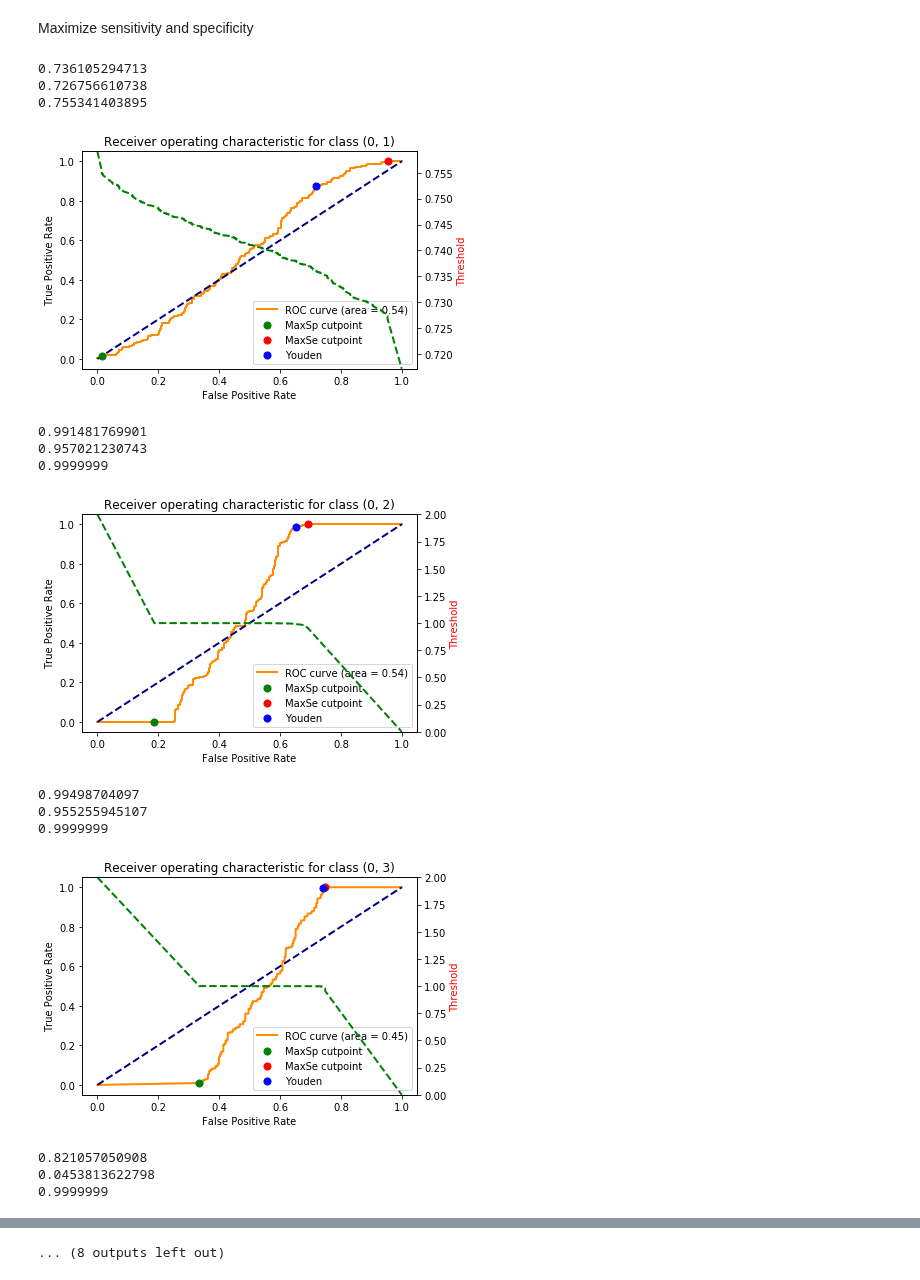
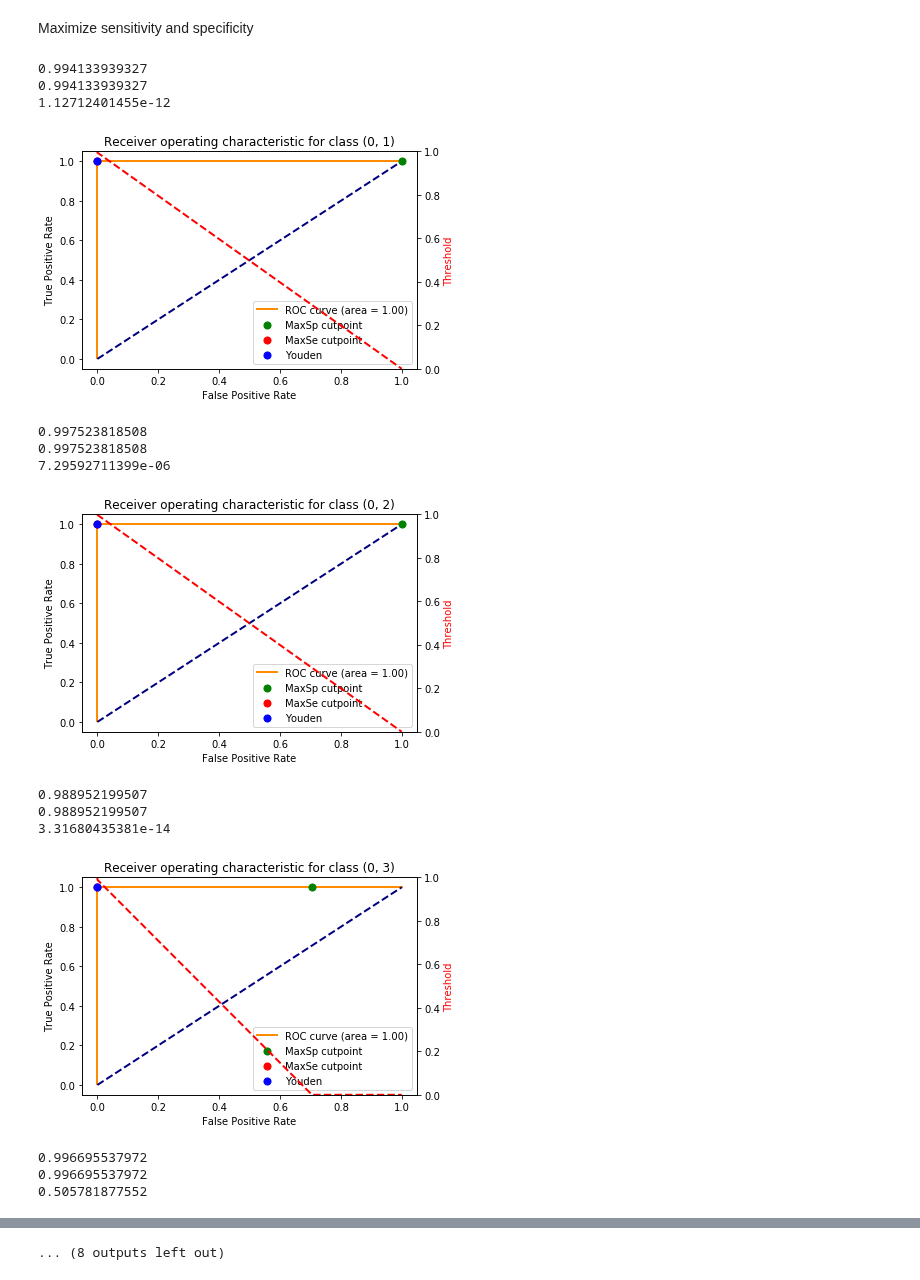
Before and after one commit to gabrielmatos26/Ova-and-Ava-classifiers, a Jupyter notebook: synthetic_data_ovo.ipynb, the cells around one changed output, grey strips where cells are left out. Drawn from its saved outputs; the diff is of its cells as text; code cells hidden in the pictures.

Commit message:
testing threshold instead of predict

```diff
--- a/synthetic_data_ovo.ipynb
+++ b/synthetic_data_ovo.ipynb
@@ -35,7 +39,7 @@ def synthetic_data():
     mean2 = np.ones(13)*10
     mean3 = np.ones(13)*5
     mean4 = np.ones(13)*8
-    g0 = np.random.multivariate_normal(mean1, np.eye(13), size=1580)
+    g0 = np.random.multivariate_normal(mean0, np.eye(13), size=1580)
     g1 = np.random.multivariate_normal(mean1, np.eye(13), size=550)
     g2 = np.random.multivariate_normal(mean2, np.eye(13), size=360)
     g3 = np.random.multivariate_normal(mean3, np.eye(13), size=350)
@@ -93,15 +97,27 @@ ovo.fit(dTrain, targetTrain)
 
 dTest = scaler.transform(dTest)
 targetTestBin = label_binarize(targetTest, classes=[0, 1, 2, 3, 4])
-probas = ovo.decision_function(dTest)
+#probas = ovo.decision_function(dTest)
 #print(np.argmax(probas, axis=1))
-pred = ovo.predict(dTest)
+pred_2 = ovo.predict(dTest)
 #pred = np.argmax(probas, axis=1)
-print(pred, pred.shape)
 
-cm = confusion_matrix(targetTest, pred)
-acc = cm.trace() / cm.sum()
+votes = np.zeros(targetTestBin.shape)
+for i in range(n_clf):
+    clf_ = ovo.estimators_[i]
+    proba = clf_.predict_proba(dTest)
+    for j, p in enumerate(proba.max(axis=1)):
+        if p > 0.5:
+            votes[j, c_groups[i][0]] += 1
+        else:
+            votes[j, c_groups[i][1]] += 1
+
+pred = np.argmax(votes, axis=1).astype(float)
+print(votes)
+
+cm = confusion_matrix(targetTest, pred).T
+print(cm)
+acc = (cm.diagonal() / cm.sum(axis=0)).sum()/n_classes
 print(acc)
-print(len(ovo.estimators_))
 #test removing healthy patients
 # %% [output]
@@ -193,10 +205,7 @@ def max_sp(fpr, tpr, threshold=1e-4):
 # %% [markdown]
 Maximize sensitivity and specificity
 # %%
-n_classes = 5
-n_clf = n_classes * (n_classes - 1) // 2
 clf_index = 0
-c_groups = list(combinations(list(range(0,n_classes)),2))
 probas = []
 #Compute ROC curve and ROC area for each class
 fpr = dict()
@@ -234,46 +243,46 @@ for i in range(n_clf):
     if c_index3 == 0:
         c_index3 += 1
 
 
     cutpoints[i] = (thresholds[i][c_index3], thresholds[i][c_index2], thresholds[i][c_index1])
     #print(thresholds[i], c_index1, c_index2)
     print(thresholds[i][c_index3])
     print(thresholds[i][c_index2])
     print(thresholds[i][c_index1])
     fig, ax = plt.subplots()
     lw = 2
     ax.plot(fpr[i], tpr[i], color='darkorange',
              lw=lw, label='ROC curve (area = %0.2f)' % roc_auc[i], zorder=-1)
     ax.plot([0, 1], [0, 1], color='navy', lw=lw, linestyle='--', zorder=-1)
     plt.xlim([-0.05, 1.05])
     plt.ylim([-0.05, 1.05])
     plt.xlabel('False Positive Rate')
     plt.ylabel('True Positive Rate')
     plt.title('Receiver operating characteristic for class ' + str(c_groups[i]))
     ax.scatter(opt_cutpoint1[0], opt_cutpoint1[1], c='g', zorder=1, label='MaxSp cutpoint', s=50)
     ax.scatter(opt_cutpoint2[0], opt_cutpoint2[1], c='r', zorder=1, label='MaxSe cutpoint', s=50)
     ax.scatter(opt_cutpoint3[0], opt_cutpoint3[1], c='b', zorder=1, label='Youden', s=50)
     ax.legend(loc="lower right")
 
     ax2 = plt.gca().twinx()
-    ax2.plot(fpr[i], thresholds[i], color='g', lw=lw, linestyle='--', zorder=-1)
+    ax2.plot(fpr[i], thresholds[i], color='r', lw=lw, linestyle='--', zorder=-1)
     ax2.set_ylabel('Threshold',color='r')
     ax2.set_ylim([thresholds[i][-1],thresholds[i][0]])
     ax2.set_xlim([-0.05, 1.05])
     plt.show()
 # %% [output]
-0.736105294713
-0.726756610738
-0.755341403895
+0.994133939327
+0.994133939327
+1.12712401455e-12
-[figure, old version]
+[figure, new version]
-0.991481769901
-0.957021230743
-0.9999999
+0.997523818508
+0.997523818508
+7.29592711399e-06
-[figure, old version]
+[figure, new version]
-0.99498704097
-0.955255945107
-0.9999999
+0.988952199507
+0.988952199507
+3.31680435381e-14
-[figure, old version]
+[figure, new version]
-0.821057050908
-0.0453813622798
-0.9999999
+0.996695537972
+0.996695537972
+0.505781877552
```
Also changed, not shown: parts of 5 cells of this notebook.
